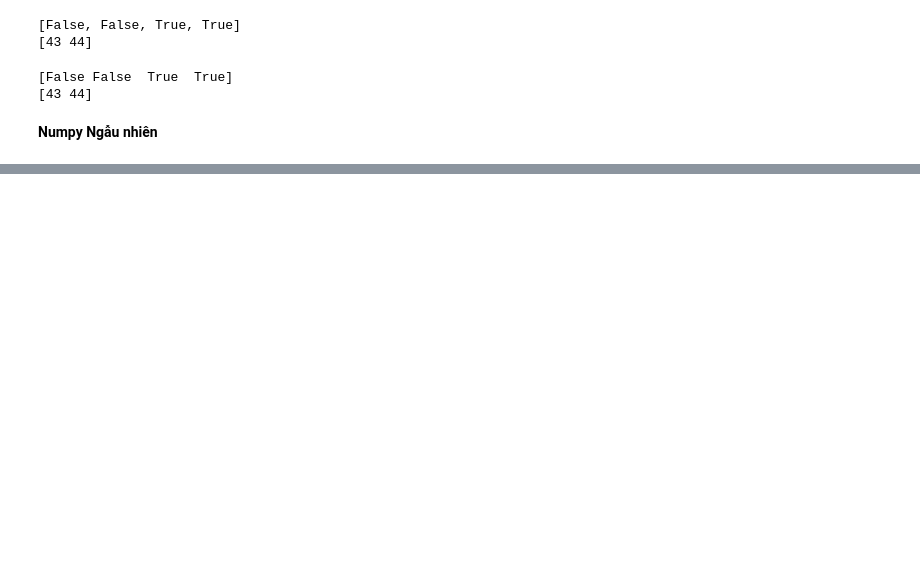
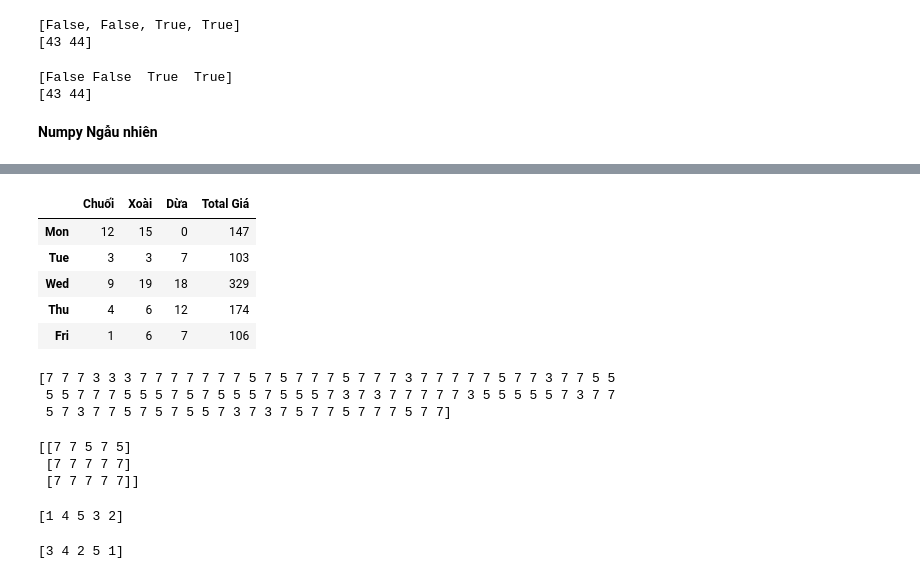
Before and after one commit to minhnhat2/data-science, a Jupyter notebook: numpy.ipynb, the cells around one changed output, grey strips where cells are left out. Drawn from its saved outputs; the diff is of its cells as text; code cells hidden in the pictures; blank space fills up the shorter version.

```diff
--- a/numpy.ipynb
+++ b/numpy.ipynb
@@ -320,0 +652,6 @@ print(newarr)
+# %%
+#DOT PRODUCT EXAMPLE
+
+np.random.seed(0)
+sale=np.random.randint(20,size=(5,3))
+sale
@@ -320,0 +664,5 @@ print(newarr)
+# %%
+import pandas as pd
+week_sale=pd.DataFrame(sale,index=["Mon","Tue","Wed","Thu","Fri"],
+                columns=["Chuối","Xoài","Dừa"])
+week_sale
@@ -320,0 +676,5 @@ print(newarr)
+# %%
+# Tạo giá tiền
+gia=np.array([6,5,10])
+gia_sp=pd.DataFrame(gia.reshape(1,3) ,index=["Giá"],columns=["Chuối","Xoài","Dừa"])
+gia_sp
@@ -320,0 +688,3 @@ print(newarr)
+# %%
+total_gia=week_sale.dot(gia_sp.T)
+total_gia
@@ -320,0 +698,10 @@ print(newarr)
+# %%
+week_sale["Total Giá"]=total_gia
+week_sale
+# %% [output]
+|  | Chuối | Xoài | Dừa | Total Giá |
+| Mon | 12 | 15 | 0 | 147 |
+| Tue | 3 | 3 | 7 | 103 |
+| Wed | 9 | 19 | 18 | 329 |
+| Thu | 4 | 6 | 12 | 174 |
+| Fri | 1 | 6 | 7 | 106 |
@@ -320,0 +714,32 @@ print(newarr)
+# %%
+from numpy import random
+x = random.choice([3, 5, 7, 9], p=[0.1, 0.3, 0.6, 0.0], size=(100)) # tỉ lệ ra 3 là 10% 5 là 30% 7 là 60% và 9 là 0%
+print(x)
+# %% [output]
+[7 7 7 3 3 3 7 7 7 7 7 7 7 5 7 5 7 7 7 5 7 7 7 3 7 7 7 7 7 5 7 7 3 7 7 5 5
+ 5 5 7 7 7 5 5 5 7 5 7 5 5 5 7 5 5 5 7 3 7 3 7 7 7 7 7 3 5 5 5 5 5 7 3 7 7
+ 5 7 3 7 7 5 7 5 7 5 5 7 3 7 3 7 5 7 7 5 7 7 7 5 7 7]
+# %%
+# Vd trên mảng 2 chiều
+x = random.choice([3, 5, 7, 9], p=[0.1, 0.3, 0.6, 0.0], size=(3, 5))
+print(x)
+# %% [output]
+[[7 7 5 7 5]
+ [7 7 7 7 7]
+ [7 7 7 7 7]]
+# %%
+# Sắp xếp ngẫu nhiên
+from numpy import random
+import numpy as np
+arr = np.array([1, 2, 3, 4, 5])
+random.shuffle(arr)
+print(arr)
+#Phương thức shuffle()thực hiện các thay đổi đối với mảng ban đầu.
+# %% [output]
+[1 4 5 3 2]
+# %%
+#Phương permutation()thức trả về một mảng được sắp xếp lại (và không thay đổi mảng ban đầu).
+arr = np.array([1, 2, 3, 4, 5])
+print(random.permutation(arr))
+# %% [output]
+[3 4 2 5 1]
```
Also changed, not shown: parts of 60 cells of this notebook.
